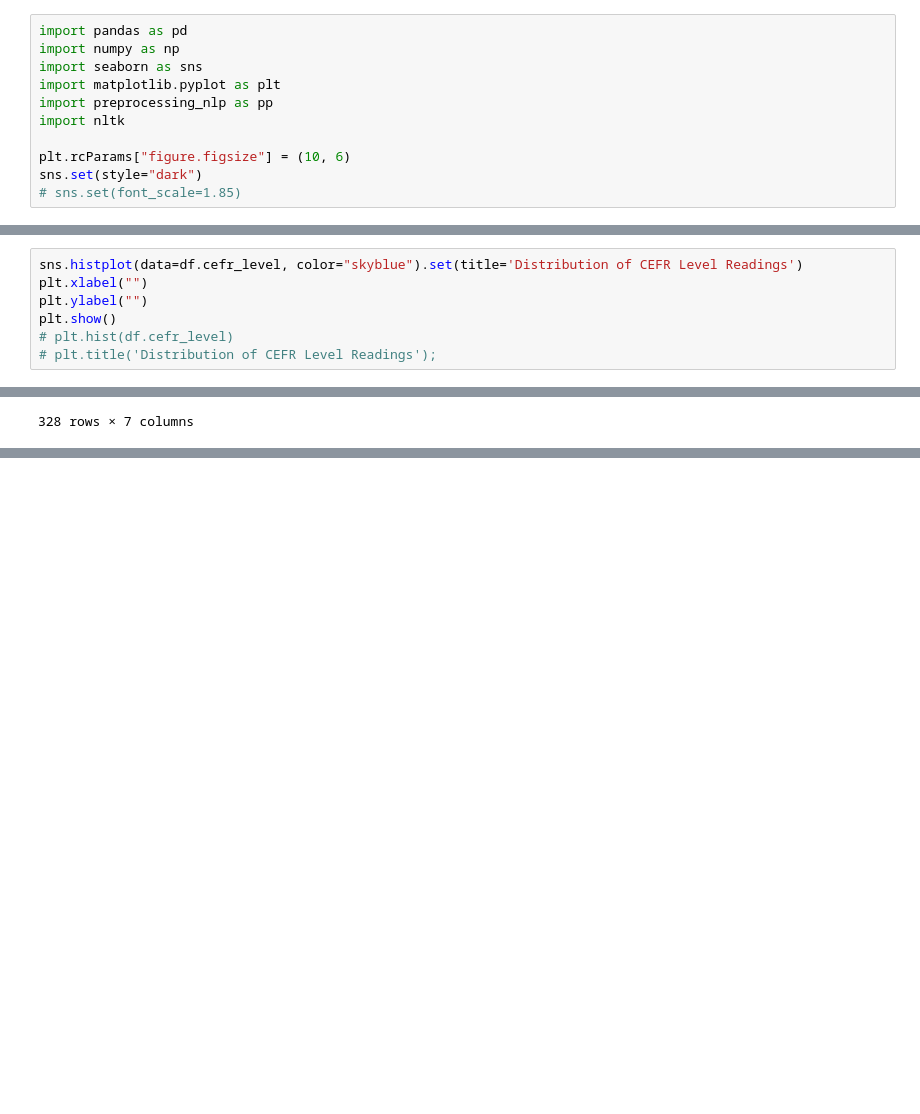
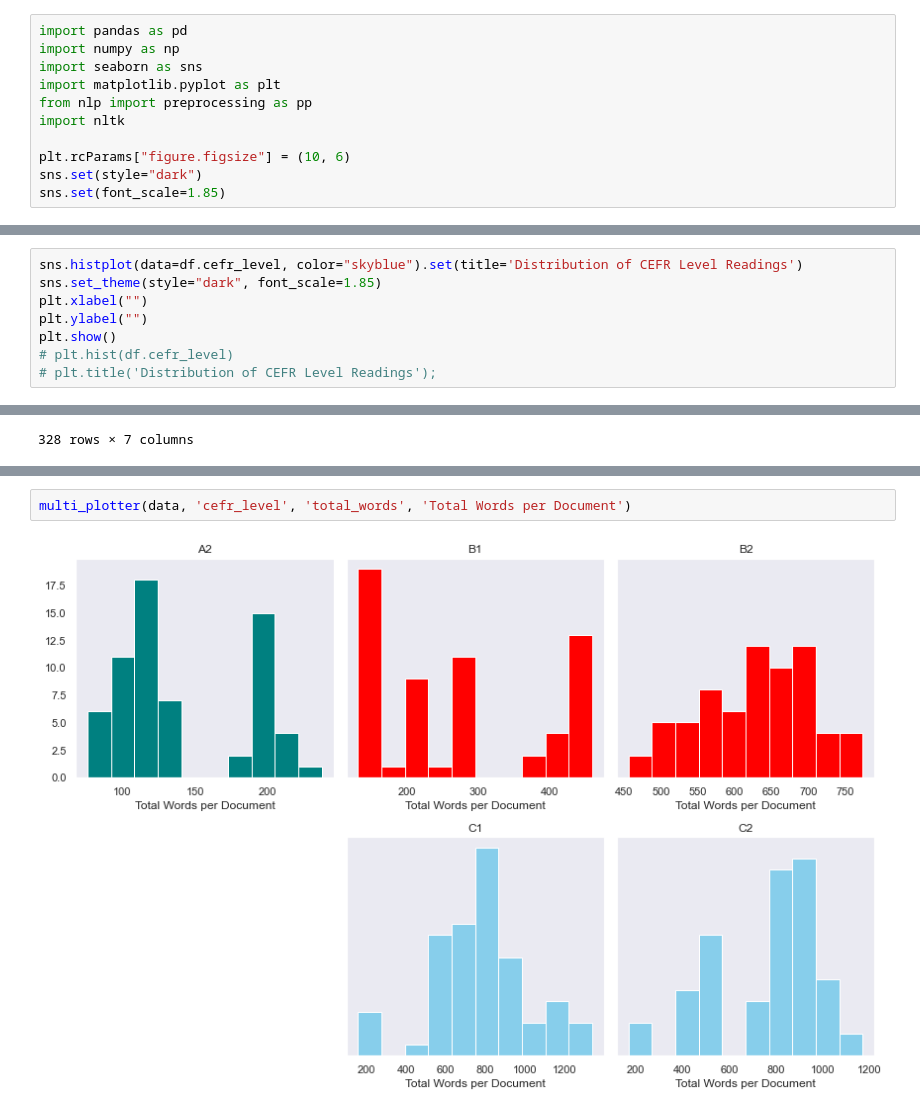
Before and after one commit to rj-pal/CEFR-text-classification, a Jupyter notebook: 0_data_eda.ipynb, the cells around one changed output, grey strips where cells are left out. Drawn from its saved outputs; the diff is of its cells as text; blank space fills up the shorter version.

```diff
--- a/0_data_eda.ipynb
+++ b/0_data_eda.ipynb
@@ -5,12 +5,12 @@ import pandas as pd
 import numpy as np
 import seaborn as sns
 import matplotlib.pyplot as plt
-import preprocessing_nlp as pp
+from nlp import preprocessing as pp
 import nltk
 
 plt.rcParams["figure.figsize"] = (10, 6)
 sns.set(style="dark")
-# sns.set(font_scale=1.85)
+sns.set(font_scale=1.85)
 # %% [markdown]
 #### Load in the Cambridge Readability Data Frame
 # %%
@@ -209,5 +196,6 @@ Name: cefr_level, Length: 328, dtype: object
 # %%
 sns.histplot(data=df.cefr_level, color="skyblue").set(title='Distribution of CEFR Level Readings')
+sns.set_theme(style="dark", font_scale=1.85)
 plt.xlabel("")
 plt.ylabel("")
 plt.show()
@@ -356,0 +350,4 @@ plt.show()
+# %%
+multi_plotter(data, 'cefr_level', 'total_words', 'Total Words per Document')
+# %% [output]
+[figure, added]
```
Also changed, not shown: parts of 4 cells of this notebook.
